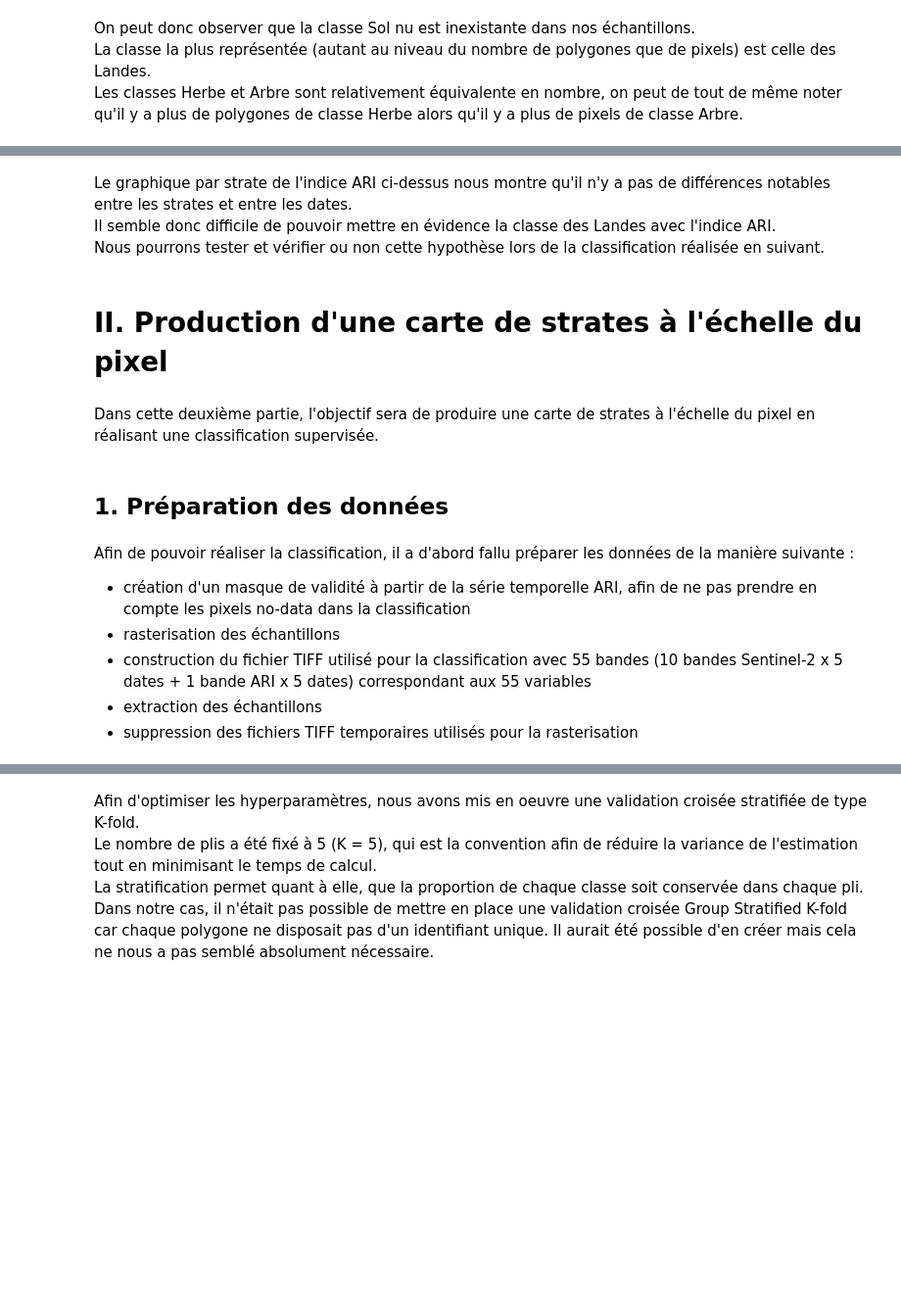
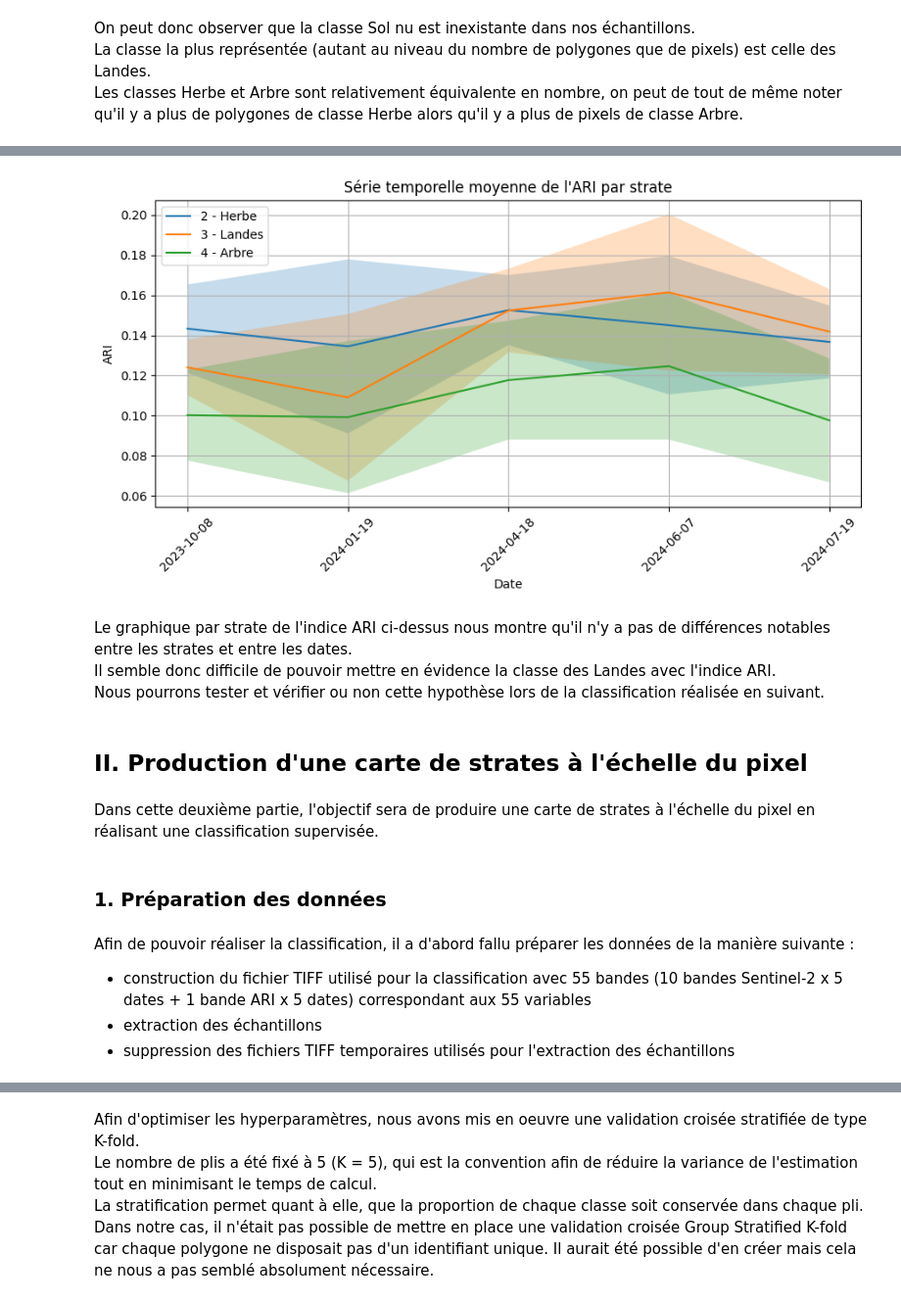
Before and after one commit to rafa3131/projet_teledec, a Jupyter notebook: projet_telea_BACHIMONT_RAFAEL.ipynb, the cells around one changed output, grey strips where cells are left out. Shown at 98% size. Cells and saved outputs as stored; diff of their text form; code cells hidden in the pictures; blank space fills up the shorter version.

```diff
--- a/projet_telea_BACHIMONT_RAFAEL.ipynb
+++ b/projet_telea_BACHIMONT_RAFAEL.ipynb
@@ -144,17 +103,49 @@ mf.plot_ari_timeseries(
+# %%
+# ============================================================
+# B) ARI : série temporelle + stats + figure
+# ============================================================
+
+b03 = f"{DATA}/bretagne_23-24_B03.tif"
+b05 = f"{DATA}/bretagne_23-24_B05.tif"
+
+ari_stack = mf.compute_ari_stack(b03, b05)
+
+mf.write_ari_timeseries_tif(
+    ari_stack=ari_stack,
+    ref_raster=ref_raster,
+    out_tif=f"{RES}/ARI_serie_temp.tif",
+    dates=dates,
+    nodata=-9999.0,
+)
+
+mean_dict, std_dict = mf.stats_by_strate(
+    ari_stack=ari_stack,
+    roi_array=roi_array,
+    strate_ids=labels_eval,
+)
+
+mf.plot_ari_timeseries(
+    mean_dict=mean_dict,
+    std_dict=std_dict,
+    strate_labels=classe_nom,
+    dates=dates,
+    strate_ids=labels_eval,
+    out_file=f"{FIG}/ARI_series.png",
+)
+# %% [output]
+[figure, added]
 # %% [markdown]
 Le graphique par strate de l'indice ARI ci-dessus nous montre qu'il n'y a pas de différences notables entre les strates et entre les dates.
 Il semble donc difficile de pouvoir mettre en évidence la classe des Landes avec l'indice ARI.
 Nous pourrons tester et vérifier ou non cette hypothèse lors de la classification réalisée en suivant.
 # %% [markdown]
-# II. Production d'une carte de strates à l'échelle du pixel
+## II. Production d'une carte de strates à l'échelle du pixel
 # %% [markdown]
 Dans cette deuxième partie, l'objectif sera de produire une carte de strates à l'échelle du pixel en réalisant une classification supervisée.
 # %% [markdown]
-## 1. Préparation des données
+### 1. Préparation des données
 # %% [markdown]
 Afin de pouvoir réaliser la classification, il a d'abord fallu préparer les données de la manière suivante :
-- création d'un masque de validité à partir de la série temporelle ARI, afin de ne pas prendre en compte les pixels no-data dans la classification
-- rasterisation des échantillons
 - construction du fichier TIFF utilisé pour la classification avec 55 bandes (10 bandes Sentinel-2 x 5 dates + 1 bande ARI x 5 dates) correspondant aux 55 variables
 - extraction des échantillons
-- suppression des fichiers TIFF temporaires utilisés pour la rasterisation
+- suppression des fichiers TIFF temporaires utilisés pour l'extraction des échantillons
```
Also changed, not shown: parts of 21 cells of this notebook, 2 other files.
